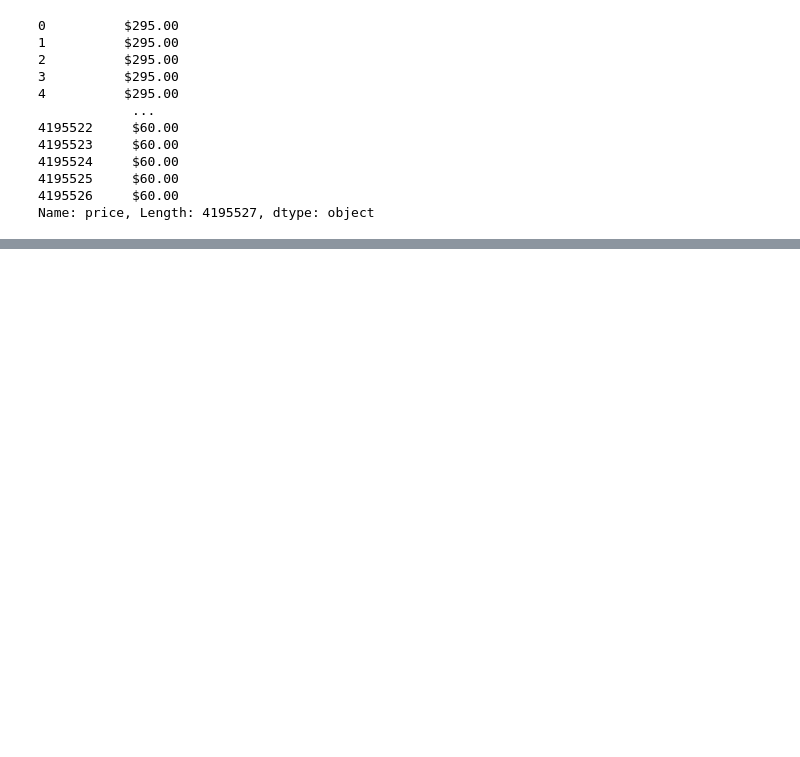
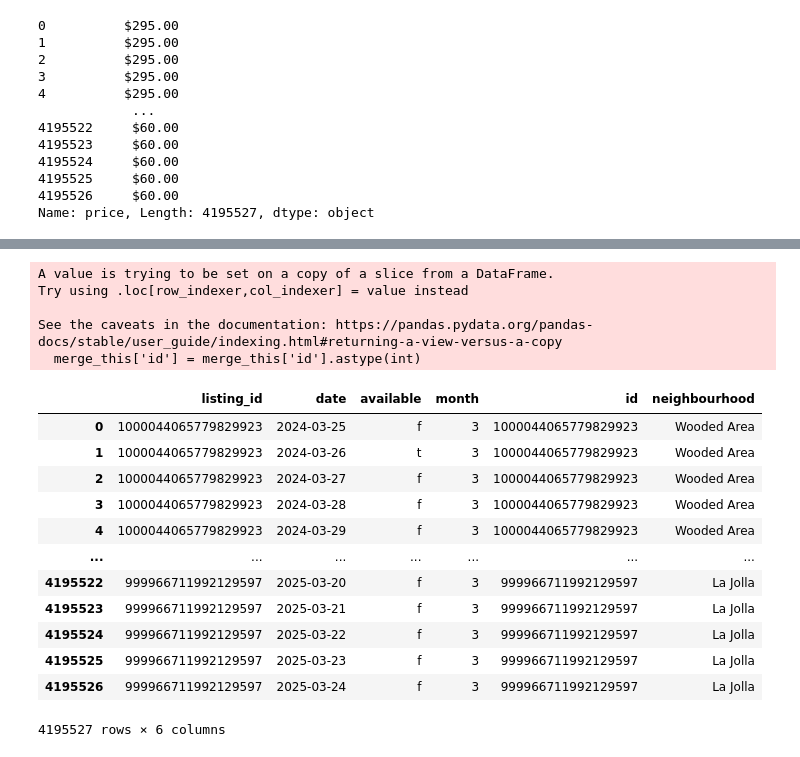
Before and after one commit to elliekwang/final_proj, a Jupyter notebook: airbnb.ipynb, the cells around one changed output, grey strips where cells are left out. Drawn from its saved outputs; the diff is of its cells as text; code cells hidden in the pictures; blank space fills up the shorter version.

```diff
--- a/airbnb.ipynb
+++ b/airbnb.ipynb
@@ -361,0 +399,3 @@ listings
+# %%
+calendar_grouped = calendar.groupby(['listing_id', 'date'])['available'].max().reset_index()
+calendar_grouped
@@ -361,0 +552,3 @@ listings
+# %%
+calendar_grouped['month'] = pd.to_datetime(calendar_grouped['date']).dt.month
+calendar_grouped
@@ -361,0 +569,3 @@ listings
+# %%
+merge_this = listings[['id', 'neighbourhood']]
+merge_this
@@ -361,0 +586,35 @@ listings
+# %%
+calendar_grouped['listing_id'] = calendar_grouped['listing_id'].astype(int)
+merge_this['id'] = merge_this['id'].astype(int)
+# %% [output]
+A value is trying to be set on a copy of a slice from a DataFrame.
+Try using .loc[row_indexer,col_indexer] = value instead
+
+See the caveats in the documentation: https://pandas.pydata.org/pandas-docs/stable/user_guide/indexing.html#returning-a-view-versus-a-copy
+  merge_this['id'] = merge_this['id'].astype(int)
+# %%
+# calendar_grouped.(merge_this, left_on = 'listing_id', right_on = 'id')
+
+# occupancy_df = pd.merge(calendar_grouped, merge_this, left_on='listing_id', right_on='id', how='outer')
+
+# merged_df = pd.merge(listings, grouped, left_on='id', right_on='listing_id', how='inner')
+
+
+occupancy_df = pd.merge(calendar_grouped, merge_this, left_on='listing_id', right_on='id', how='left')
+
+
+occupancy_df
+# %% [output]
+|  | listing_id | date | available | month | id | neighbourhood |
+| 0 | 1000044065779829923 | 2024-03-25 | f | 3 | 1000044065779829923 | Wooded Area |
+| 1 | 1000044065779829923 | 2024-03-26 | t | 3 | 1000044065779829923 | Wooded Area |
+| 2 | 1000044065779829923 | 2024-03-27 | f | 3 | 1000044065779829923 | Wooded Area |
+| 3 | 1000044065779829923 | 2024-03-28 | f | 3 | 1000044065779829923 | Wooded Area |
+| 4 | 1000044065779829923 | 2024-03-29 | f | 3 | 1000044065779829923 | Wooded Area |
+| ... | ... | ... | ... | ... | ... | ... |
+| 4195522 | 999966711992129597 | 2025-03-20 | f | 3 | 999966711992129597 | La Jolla |
+| 4195523 | 999966711992129597 | 2025-03-21 | f | 3 | 999966711992129597 | La Jolla |
+| 4195524 | 999966711992129597 | 2025-03-22 | f | 3 | 999966711992129597 | La Jolla |
+| 4195525 | 999966711992129597 | 2025-03-23 | f | 3 | 999966711992129597 | La Jolla |
+| 4195526 | 999966711992129597 | 2025-03-24 | f | 3 | 999966711992129597 | La Jolla |
+4195527 rows × 6 columns
```
Also changed, not shown: parts of 52 cells of this notebook, 1 other file.
